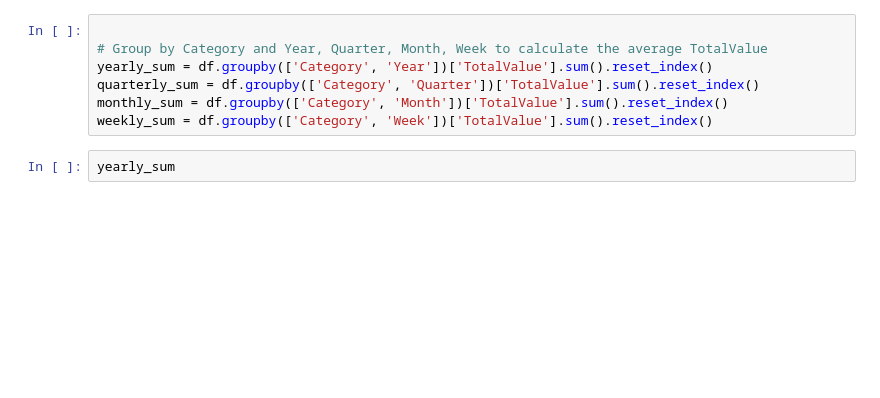
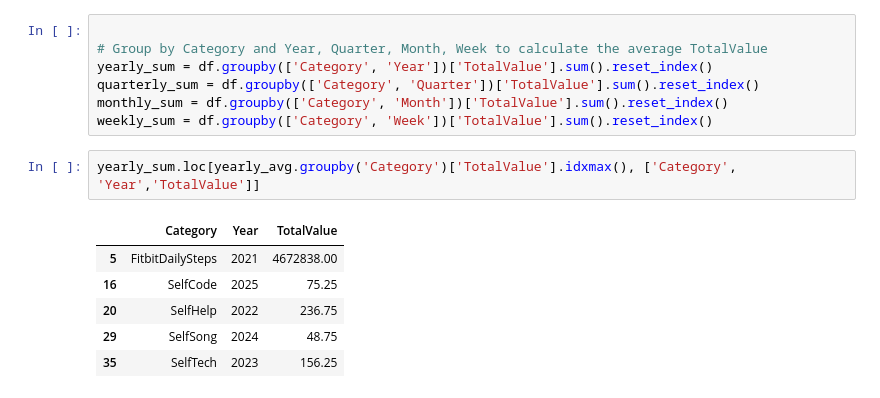
Before and after one commit to NagendraSUVCE/DailyPulse, a Jupyter notebook: DailyPulseMVC/SelfTech/PythonForDataAnalytics/python_3rdhouronwards.ipynb, the cells around one changed output. Saved outputs shown, nothing was run; the diff lists cells and outputs as text; blank space fills up the shorter version.

```diff
--- a/DailyPulseMVC/SelfTech/PythonForDataAnalytics/python_3rdhouronwards.ipynb
+++ b/DailyPulseMVC/SelfTech/PythonForDataAnalytics/python_3rdhouronwards.ipynb
@@ -80,5 +136,12 @@ yearly_sum = df.groupby(['Category', 'Year'])['TotalValue'].sum().reset_index()
 quarterly_sum = df.groupby(['Category', 'Quarter'])['TotalValue'].sum().reset_index()
 monthly_sum = df.groupby(['Category', 'Month'])['TotalValue'].sum().reset_index()
 weekly_sum = df.groupby(['Category', 'Week'])['TotalValue'].sum().reset_index()
-# %%
-yearly_sum
+# %%
+yearly_sum.loc[yearly_avg.groupby('Category')['TotalValue'].idxmax(), ['Category', 'Year','TotalValue']]
+# %% [output]
+|  | Category | Year | TotalValue |
+| 5 | FitbitDailySteps | 2021 | 4672838.00 |
+| 16 | SelfCode | 2025 | 75.25 |
+| 20 | SelfHelp | 2022 | 236.75 |
+| 29 | SelfSong | 2024 | 48.75 |
+| 35 | SelfTech | 2023 | 156.25 |
```
Also changed, not shown: parts of 8 cells of this notebook.
